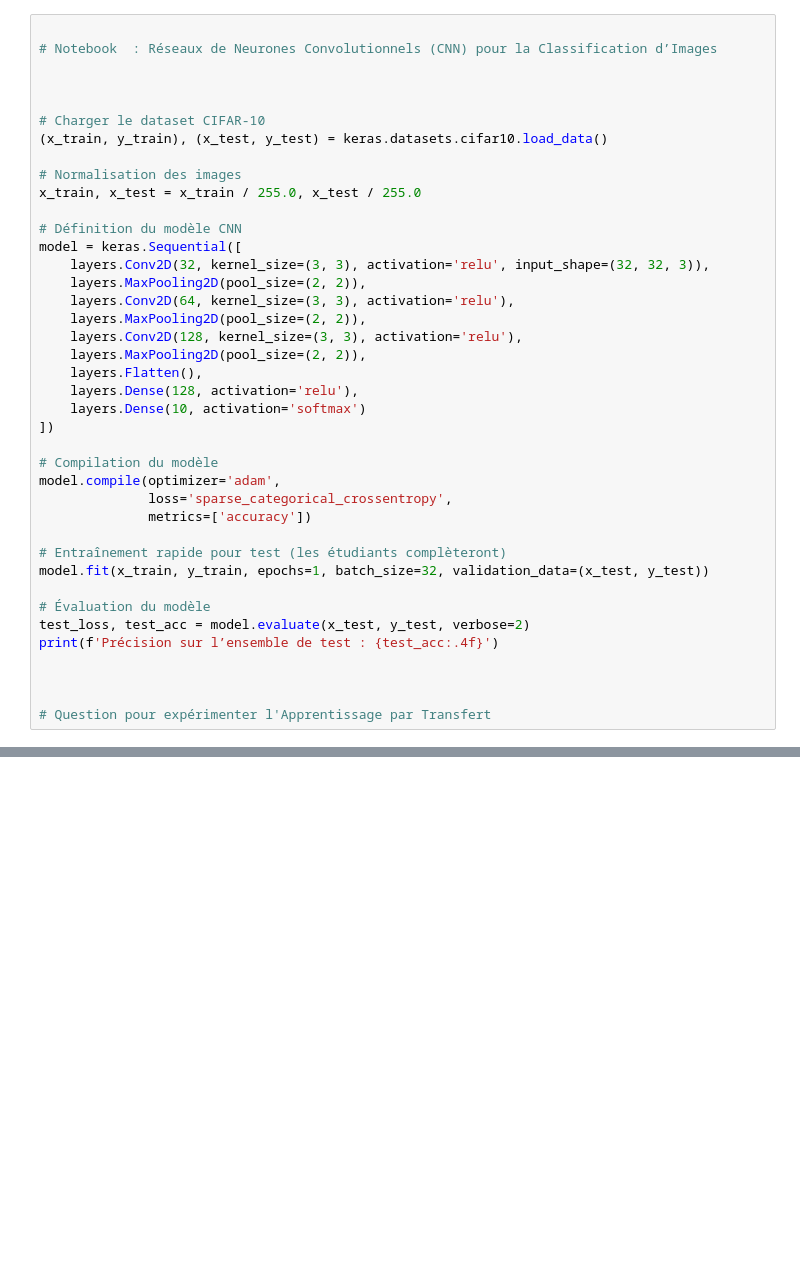
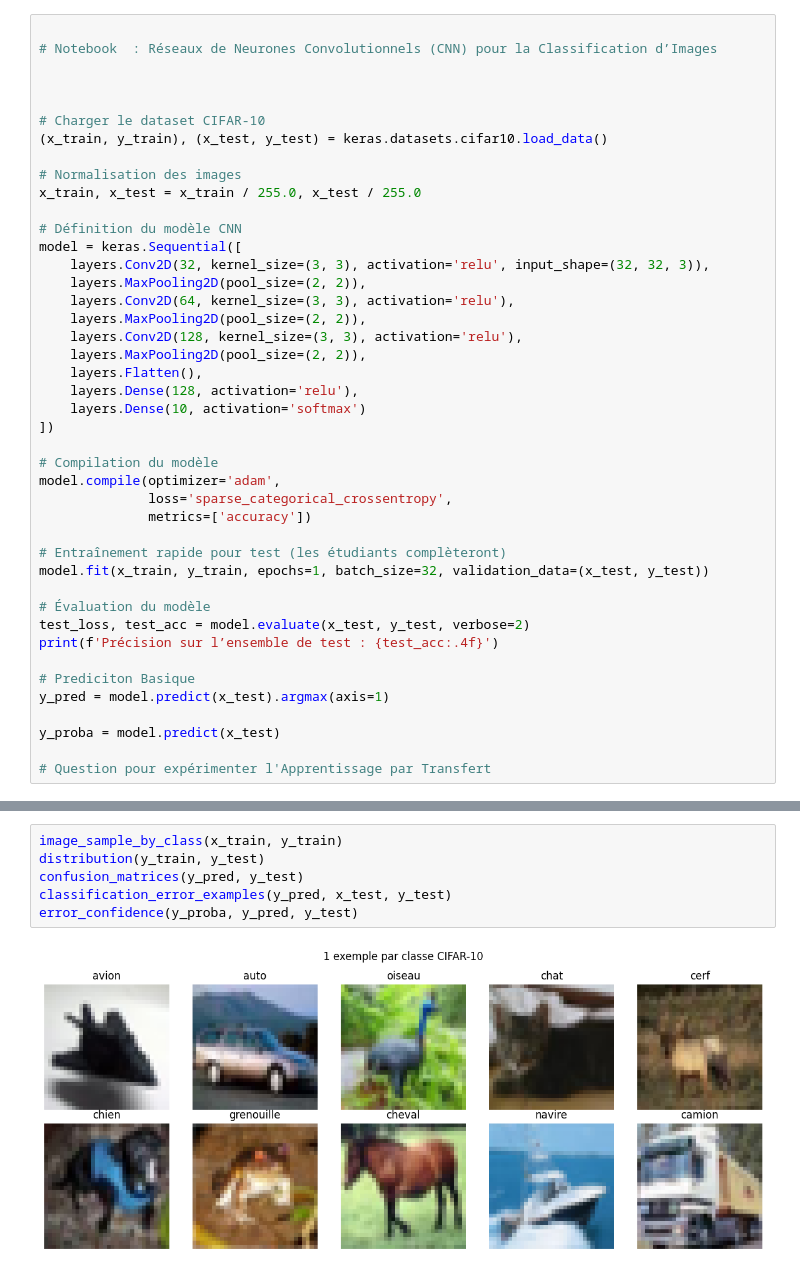
Before and after one commit to UQO-ML/concept-stat-projet-1, a Jupyter notebook: Devoir partie 2/DEVOIR Partie 2.ipynb, the cells around one changed output, grey strips where cells are left out. Cells and saved outputs as stored; diff of their text form; blank space fills up the shorter version.

```diff
--- a/Devoir partie 2/DEVOIR Partie 2.ipynb
+++ b/Devoir partie 2/DEVOIR Partie 2.ipynb
@@ -58,7 +73,10 @@ model.fit(x_train, y_train, epochs=1, batch_size=32, validation_data=(x_test, y_
 test_loss, test_acc = model.evaluate(x_test, y_test, verbose=2)
 print(f'Précision sur l’ensemble de test : {test_acc:.4f}')
 
+# Prediciton Basique
+y_pred = model.predict(x_test).argmax(axis=1)
 
+y_proba = model.predict(x_test)
 
 # Question pour expérimenter l'Apprentissage par Transfert
 # %% [output]
@@ -83,0 +91,8 @@ NameError: name 'applications' is not defined
+# %%
+image_sample_by_class(x_train, y_train)
+distribution(y_train, y_test)
+confusion_matrices(y_pred, y_test)
+classification_error_examples(y_pred, x_test, y_test)
+error_confidence(y_proba, y_pred, y_test)
+# %% [output]
+[figure, added]
```
Also changed, not shown: parts of 12 cells of this notebook, 1 other file.
